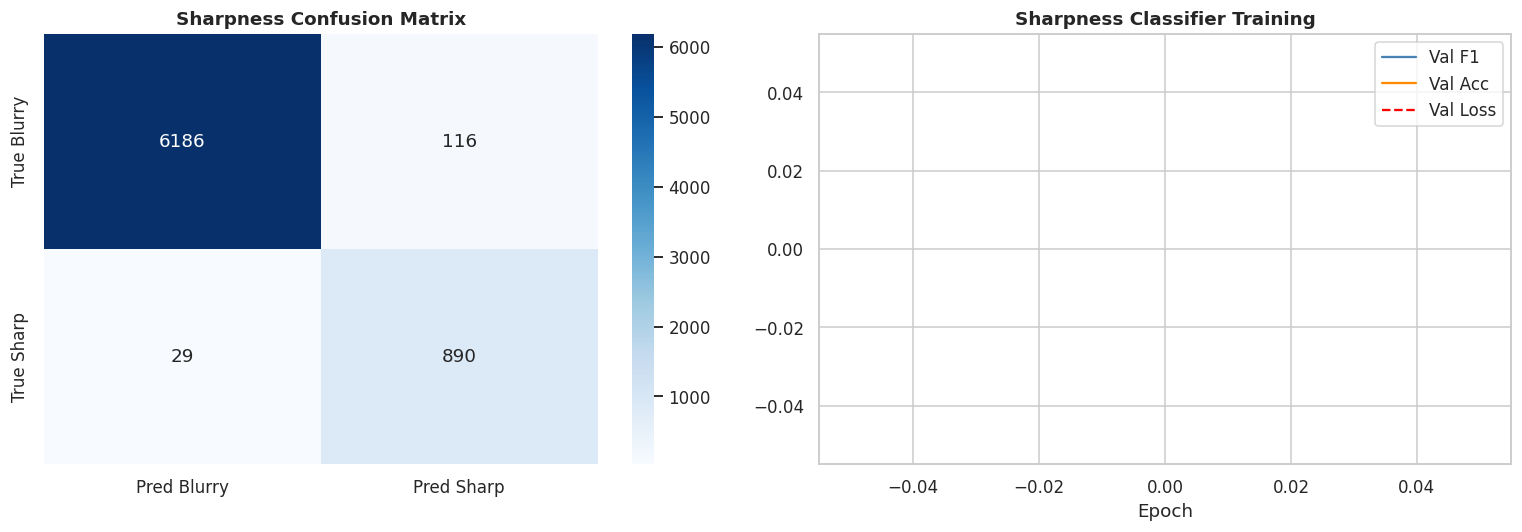
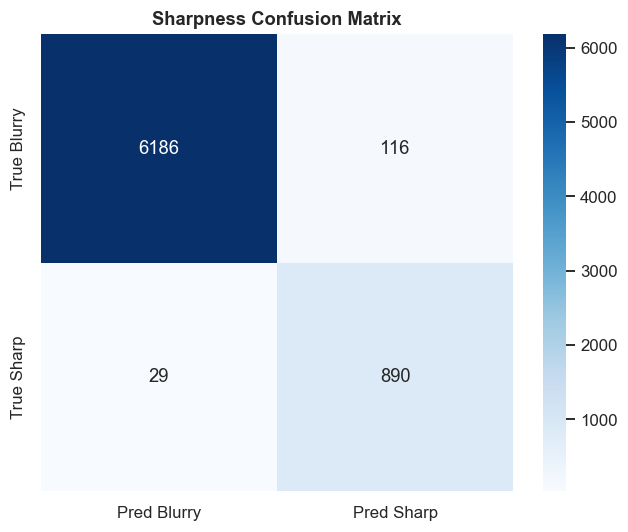
The notebook cell's code change between the first figure and the second:
--- before
+++ after
@@ -34,18 +34,9 @@
 
 cm = confusion_matrix(y_true, y_pred)
-fig, axes = plt.subplots(1, 2, figsize=(14, 5))
-
-sns.heatmap(cm, annot=True, fmt="d", cmap="Blues", ax=axes[0],
+fig, ax = plt.subplots(figsize=(6, 5))
+sns.heatmap(cm, annot=True, fmt="d", cmap="Blues", ax=ax,
             xticklabels=["Pred Blurry","Pred Sharp"],
             yticklabels=["True Blurry","True Sharp"])
-axes[0].set_title("Sharpness Confusion Matrix", fontweight="bold")
-
-axes[1].plot(sharp_history["val_f1"],   label="Val F1",   color="steelblue")
-axes[1].plot(sharp_history["val_acc"],  label="Val Acc",  color="darkorange")
-axes[1].plot(sharp_history["val_loss"], label="Val Loss", color="red", linestyle="--")
-axes[1].set_title("Sharpness Classifier Training", fontweight="bold")
-axes[1].set_xlabel("Epoch")
-axes[1].legend()
-
+ax.set_title("Sharpness Confusion Matrix", fontweight="bold")
 plt.tight_layout()
 plt.savefig(REPORTS_PATH / "sharpness_classifier_eval.png", bbox_inches="tight")

Commit: Add README + SHOWCASE docs, trained model weights, cleaned notebooks and reports